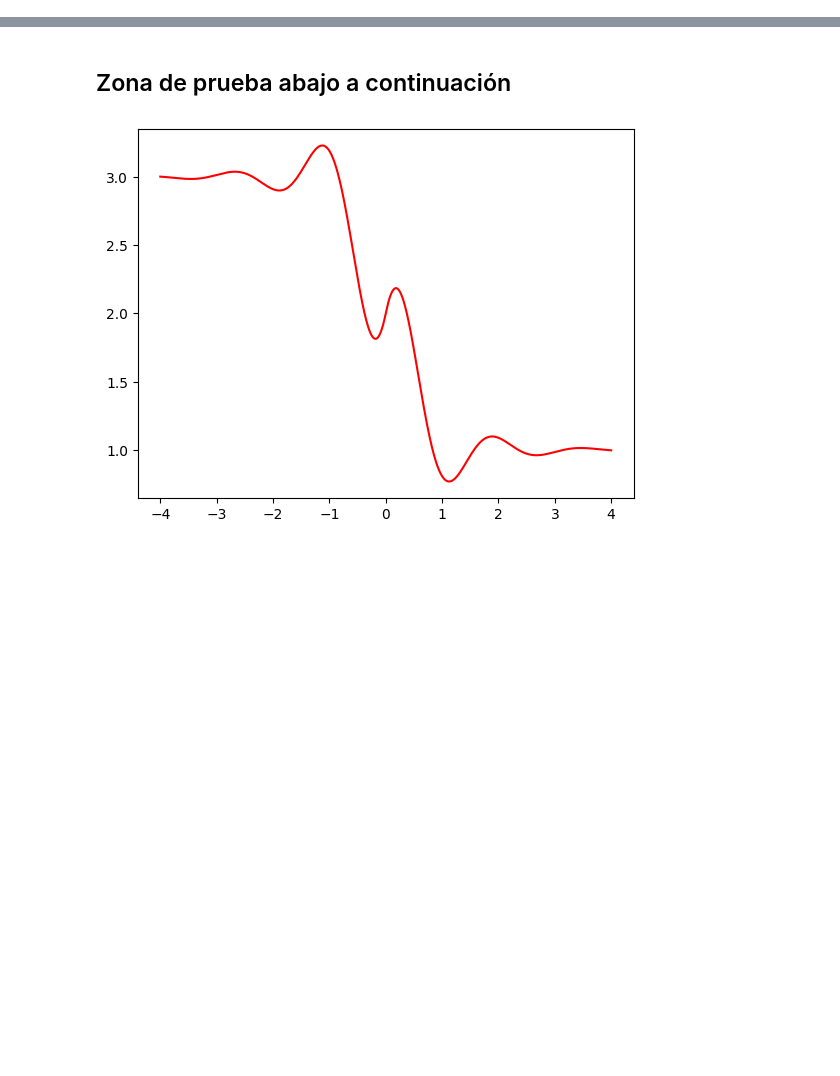
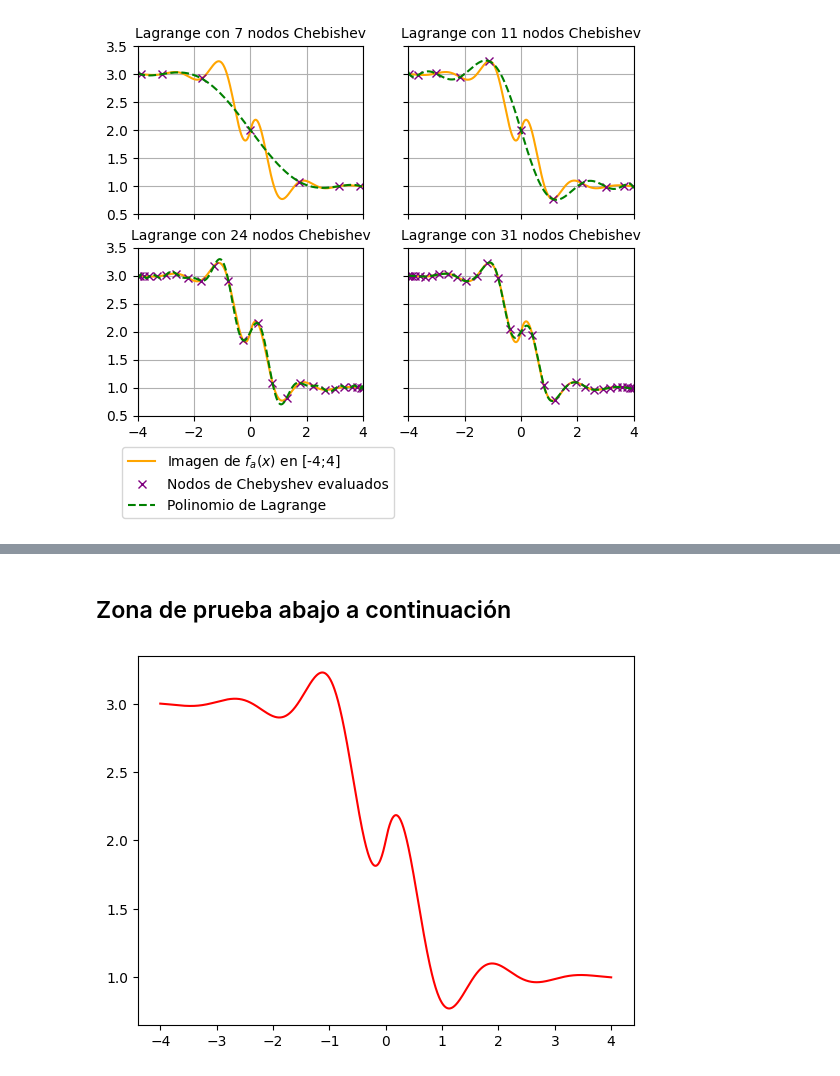
Before and after one commit to hilelmshalom/informe-interpolacion-MNyO-G6-TP1, a Jupyter notebook: ejercicio_1.ipynb, the cells around one changed output, grey strips where cells are left out. Cells and saved outputs as stored; diff of their text form; code cells hidden in the pictures; blank space fills up the shorter version.

```diff
--- a/ejercicio_1.ipynb
+++ b/ejercicio_1.ipynb
@@ -65,0 +96,25 @@ plt.show()
+# %%
+#Warning: experimental
+fig, axes = plt.subplots(2,2,  sharey=True, sharex=True)
+#fig = plt.figure(figsize=(8,20))
+
+for index, vals in enumerate((7,11,24,31)):
+    cheb_n_nodes = chev_nodes_1k(vals, -4, 4)
+    cheb_n_image = funcion_a(cheb_n_nodes)
+
+    chev_interpolation = Lagrange_Poly(cheb_n_nodes, cheb_n_image)
+
+    imagen_c = chev_interpolation(dominio_a)
+
+    axes[index//2, index%2].plot(dominio_a, imagen_a, color='orange', label='Imagen de $f_a(x)$ en [-4;4]')
+    axes[index//2, index%2].plot(cheb_n_nodes, cheb_n_image, 'x', color='purple', label='Nodos de Chebyshev evaluados')
+    axes[index//2, index%2].plot(dominio_a, imagen_c, 'g--', label='Polinomio de Lagrange')
+    axes[index//2, index%2].title.set_text('Lagrange con ' + str(vals) + ' nodos Chebishev')
+    axes[index//2, index%2].title.set_size(10)
+    axes[index//2, index%2].grid(True)
+plt.legend(loc="lower left", bbox_to_anchor=(-1.3,-0.65))
+plt.ylim(0.5,3.5)
+plt.xlim(-4,4)
+plt.show()
+# %% [output]
+[figure, added]
```
Also changed, not shown: parts of 7 cells of this notebook, 6 other files.
